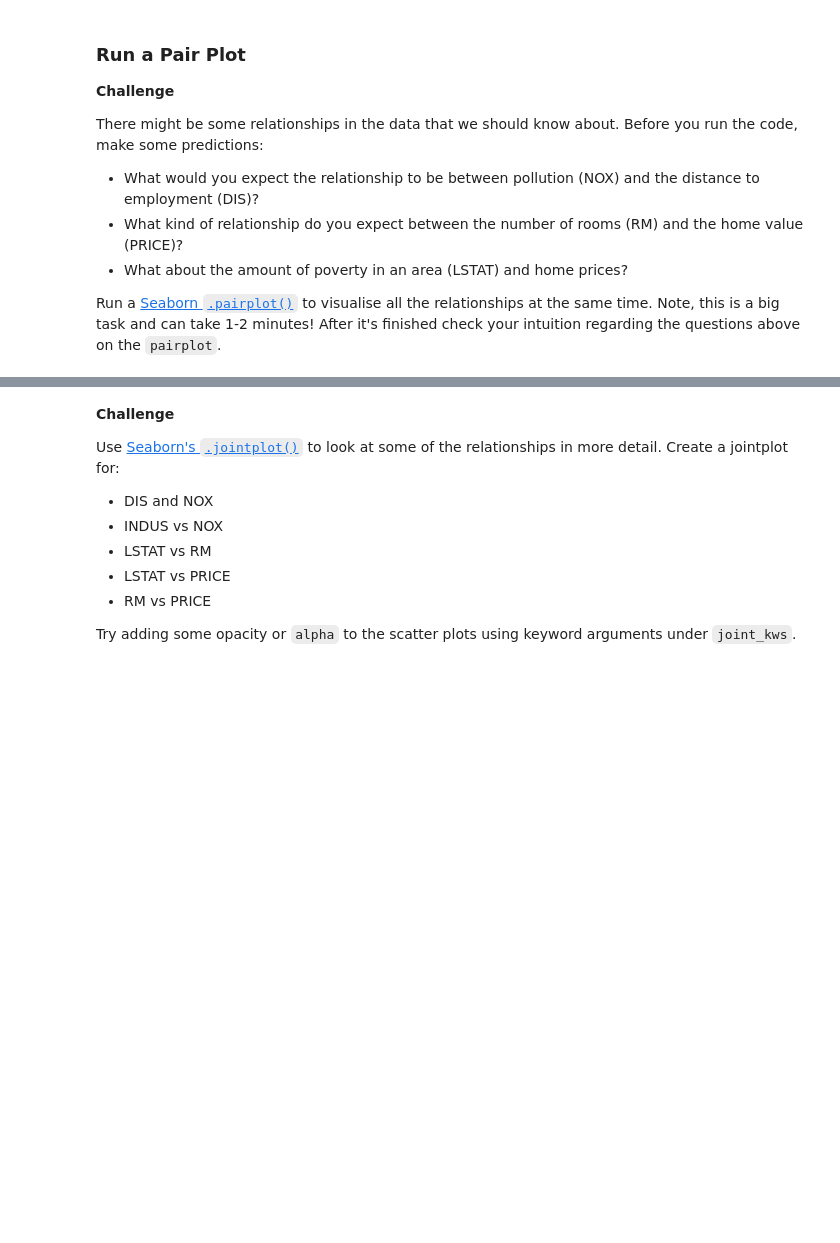
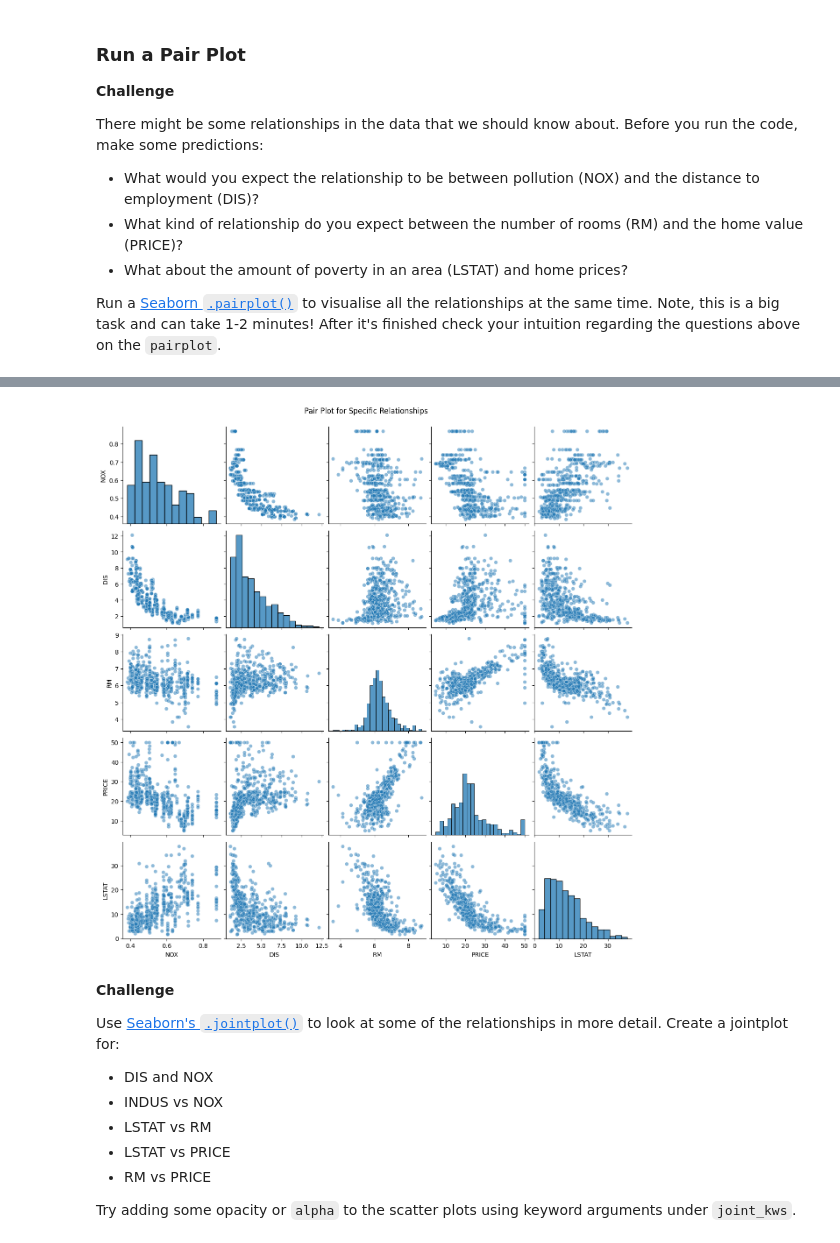
Before and after one commit to Anan014/Python_Pro_Bootcamp, a Jupyter notebook: day81-Predict_House_Prices/Multivariable_Regression_and_Valuation_Model.ipynb, the cells around one changed output, grey strips where cells are left out. Drawn from its saved outputs; the diff is of its cells as text; code cells hidden in the pictures; blank space fills up the shorter version.

Commit message:
day81 - Understand the Relationships in the Data Completed

```diff
--- a/day81-Predict_House_Prices/Multivariable_Regression_and_Valuation_Model.ipynb
+++ b/day81-Predict_House_Prices/Multivariable_Regression_and_Valuation_Model.ipynb
@@ -373,3 +387,13 @@ Run a [Seaborn `.pairplot()`](https://seaborn.pydata.org/generated/seaborn.pairp
+# %%
+# Select relevant columns for the specified relationships
+selected_columns = ['NOX', 'DIS', 'RM', 'PRICE', 'LSTAT']
+
+# Create the pair plot for the selected columns only
+sns.pairplot(data[selected_columns], kind='scatter', plot_kws={'alpha': 0.5})
+plt.suptitle('Pair Plot for Specific Relationships', y=1.02)
+plt.show()
+# %% [output]
+[figure, added]
 # %% [markdown]
 **Challenge**
 
```
Also changed, not shown: parts of 11 cells of this notebook.
